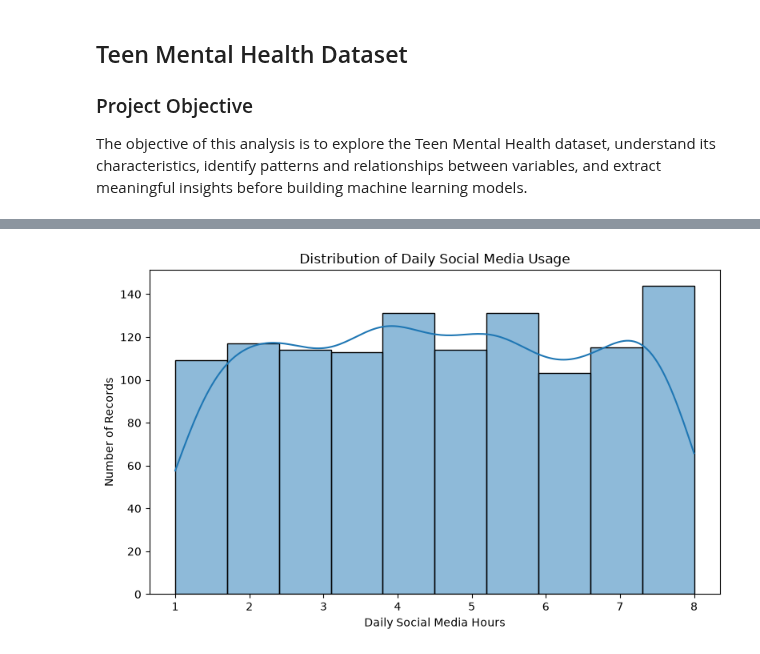
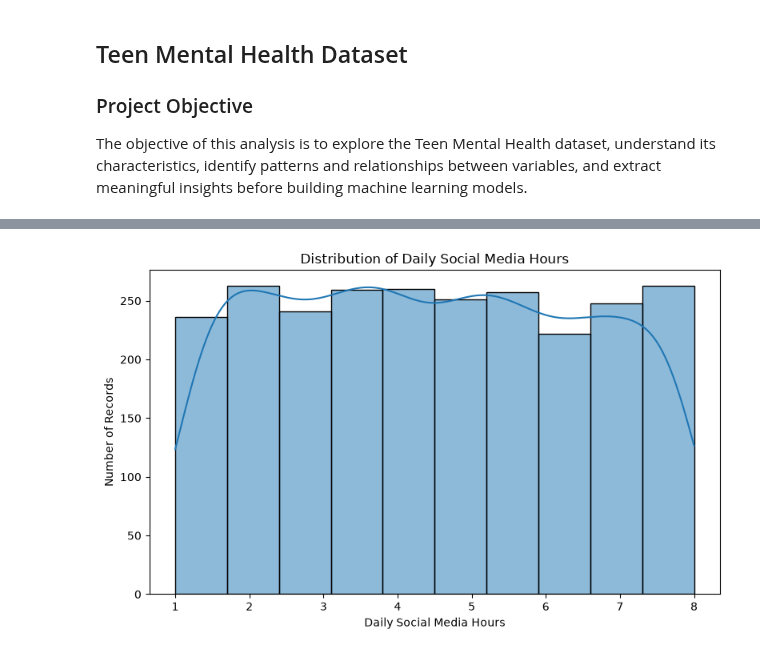
Before and after one commit to Sdra-Awameh/SocialMedia_Impact_on_Mental-Health_Project, a Jupyter notebook: EDA.ipynb, the cells around one changed output, grey strips where cells are left out. Saved outputs shown, nothing was run; the diff lists cells and outputs as text; code cells hidden in the pictures.

```diff
--- a/EDA.ipynb
+++ b/EDA.ipynb
@@ -12,7 +12,7 @@ import matplotlib.pyplot as plt
 import seaborn as sns
 
 # Load the cleaned dataset
-df = pd.read_csv("Teen_Mental_Health_Dataset_Cleaned.csv")
+df = pd.read_csv("Teen_Mental_Health_Dataset.csv")
 
 # Display dataset dimensions
 print("Dataset shape:", df.shape)
@@ -119,17 +119,17 @@ Name: proportion, dtype: float64
 # %%
 
-# Daily Social Media Usage Distribution
+# daily_social_media_hours  Distribution
 
 plt.figure(figsize=(8, 5))
 sns.histplot(data=df, x="daily_social_media_hours",
              bins=10, kde=True)
 
-plt.title("Distribution of Daily Social Media Usage")
+plt.title("Distribution of Daily Social Media Hours")
 plt.xlabel("Daily Social Media Hours")
 plt.ylabel("Number of Records")
 plt.tight_layout()
 plt.show()
 # %% [output]
-[figure, old version]
+[figure, new version]
 # %%
 
```
Also changed, not shown: parts of 5 cells of this notebook, 1 other file.
